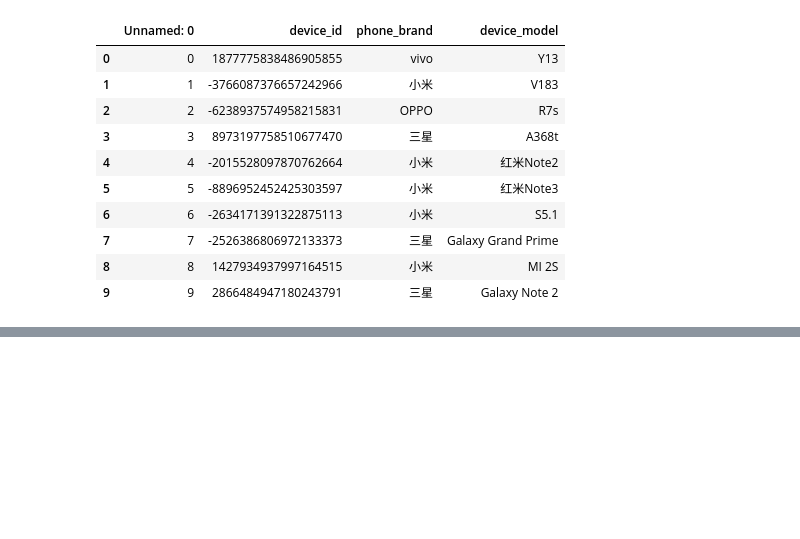
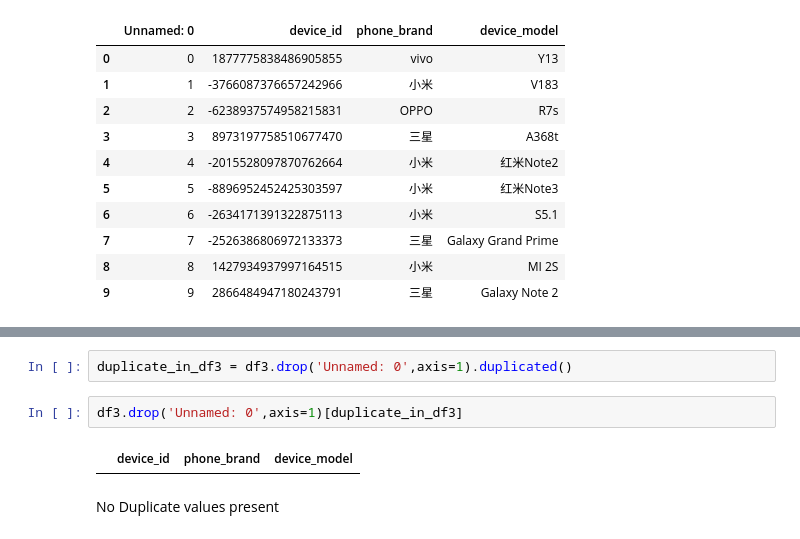
Before and after one commit to ShubhamCJagtap/Capstone_Project_1_EDA, a Jupyter notebook: Capstone_project_1_Mobile_Events_EDA_colab_notebook.ipynb, the cells around one changed output, grey strips where cells are left out. Cells and saved outputs as stored; diff of their text form; blank space fills up the shorter version.

```diff
--- a/Capstone_project_1_Mobile_Events_EDA_colab_notebook.ipynb
+++ b/Capstone_project_1_Mobile_Events_EDA_colab_notebook.ipynb
@@ -404,0 +523,8 @@ df3.head(10)
+# %%
+duplicate_in_df3 = df3.drop('Unnamed: 0',axis=1).duplicated()
+# %%
+df3.drop('Unnamed: 0',axis=1)[duplicate_in_df3]
+# %% [output]
+|  | device_id | phone_brand | device_model |
+# %% [markdown]
+No Duplicate values present
```
Also changed, not shown: parts of 18 cells of this notebook.
